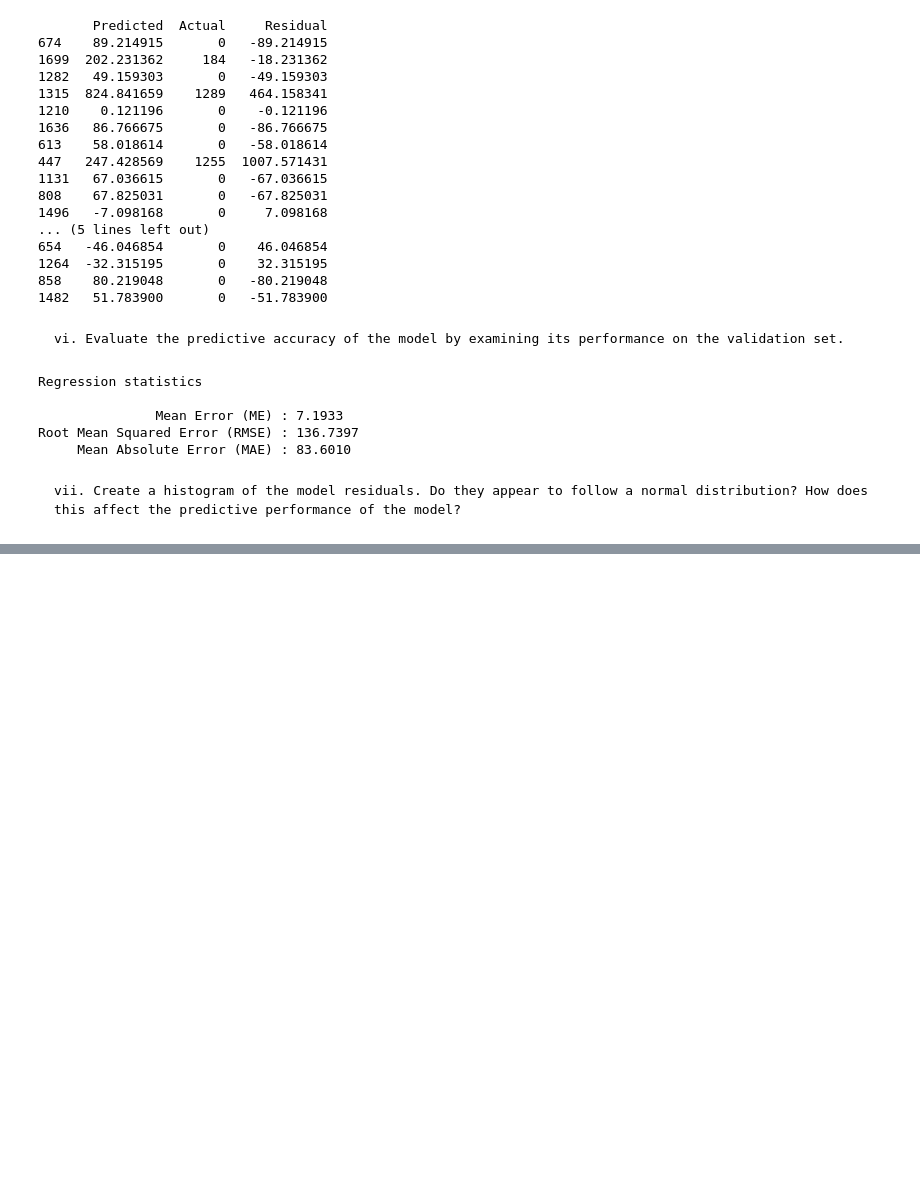
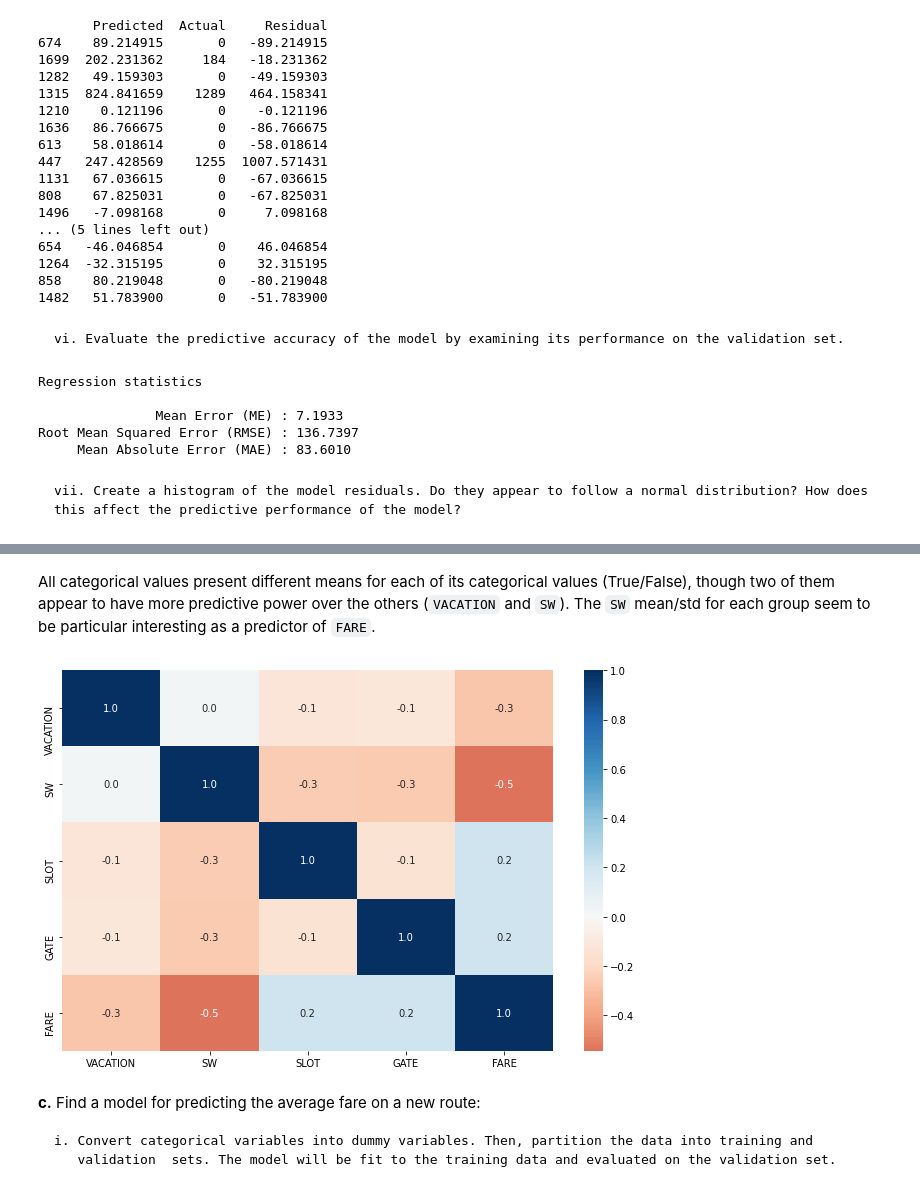
Before and after one commit to jeantardelli/data-mining-for-business-analytics, a Jupyter notebook: problems/chapter06_multiple_linear_regression.ipynb, the cells around one changed output, grey strips where cells are left out. Cells and saved outputs as stored; diff of their text form; code cells hidden in the pictures; blank space fills up the shorter version.

```diff
--- a/problems/chapter06_multiple_linear_regression.ipynb
+++ b/problems/chapter06_multiple_linear_regression.ipynb
@@ -684,0 +811,27 @@ Since the noise ε follows a normal distribution, we know that these are the bes
+# %% [markdown]
+All categorical values present different means for each of its categorical values (True/False), though two of them appear to have more predictive power over the others (`VACATION` and `SW`). The `SW` mean/std for each group seem to be particular interesting as a predictor of `FARE`.
+# %%
+# categorical predictors
+columns = ["VACATION", "SW", "SLOT", "GATE", "FARE"]
+corr = airfares_df[columns].copy()
+
+# tranforming categorical predictors to bool
+# another way to do this is using pd.get_dummies(airfares_df[columns])
+corr["VACATION"] = corr.VACATION.map({"Yes": 1, "No": 0})
+corr["SW"] = corr.SW.map({"Yes": 1, "No": 0})
+corr["SLOT"] = corr.SLOT.map({"Controlled": 1, "Free": 0})
+corr["GATE"] = corr.GATE.map({"Constrained": 1, "Free": 0})
+corr = corr.corr()
+# %%
+# include information about values
+fig, ax = plt.subplots()
+fig.set_size_inches(11, 7)
+sns.heatmap(corr, annot=True, fmt=".1f", cmap="RdBu", center=0, ax=ax)
+plt.show()
+# %% [output]
+[figure, added]
+# %% [markdown]
+**c.** Find a model for predicting the average fare on a new route:
+
+    i. Convert categorical variables into dummy variables. Then, partition the data into training and
+       validation  sets. The model will be fit to the training data and evaluated on the validation set.
```
Also changed, not shown: parts of 57 cells of this notebook, 1 other file.
